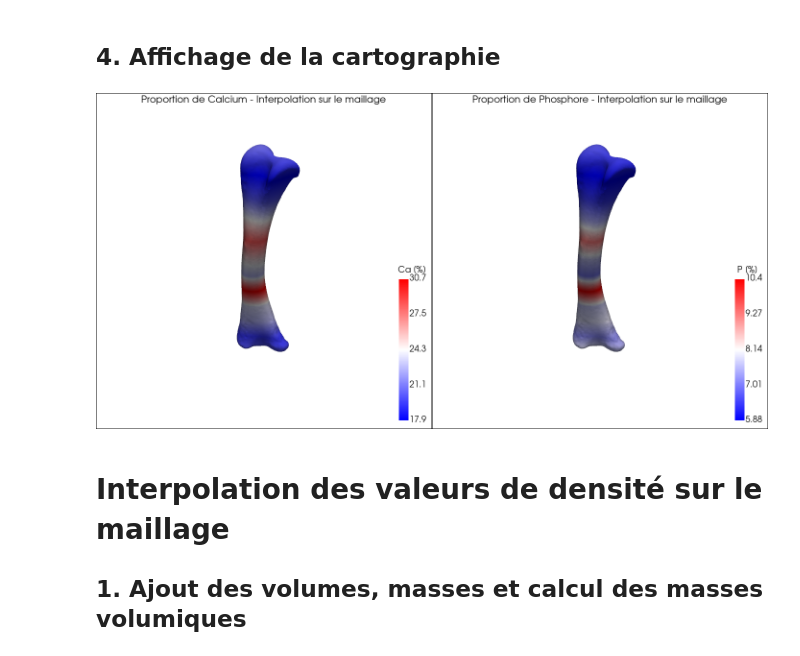
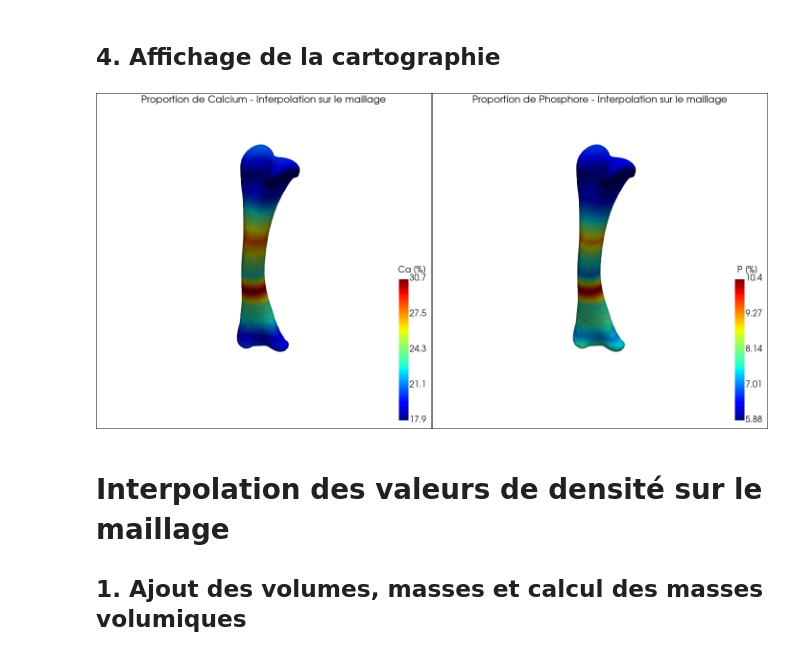
Before and after one commit to duclanruen/ArtoisProjects, a Jupyter notebook: chimie/Enzo/Enzo-Post-TT.ipynb, the cells around one changed output. Cells and saved outputs as stored; diff of their text form; code cells hidden in the pictures.

```diff
--- a/chimie/Enzo/Enzo-Post-TT.ipynb
+++ b/chimie/Enzo/Enzo-Post-TT.ipynb
@@ -398,7 +392,7 @@ p.subplot(0, 0)
 p.add_mesh(
     m1,
     scalars="Ca",
-    cmap="bwr",
+    cmap="jet",
     clim=[float(np.nanmin(Ca_vertices)), float(np.nanmax(Ca_vertices))],
     show_scalar_bar=True,
     scalar_bar_args={"title": "Ca [%]", "vertical":True},
@@ -411,35 +405,35 @@ p.camera.elevation = el.value
 p.camera.roll = rl.value
 p.camera.zoom(0.75)
 p.set_background("white")
 
 p.add_text(
     "Proportion de Calcium - Interpolation sur le maillage",
     position="upper_edge",
     font_size=8,
 )
 
 # -- Droite --
 p.subplot(0, 1)
 p.add_mesh(
     m2,
     scalars="P",
-    cmap="bwr",
+    cmap="jet",
     clim=[float(np.nanmin(P_vertices)), float(np.nanmax(P_vertices))],
     show_scalar_bar=True,
     scalar_bar_args={"title": "P [%]", "vertical":True},
 )
 
 p.add_text(
     "Proportion de Phosphore - Interpolation sur le maillage",
     position="upper_edge",
     font_size=8,
 )
 
 p.link_views()
 
 p.show()
 # %% [output]
-[figure, old version]
+[figure, new version]
 # %% [markdown]
 # Interpolation des valeurs de densité sur le maillage
 ## 1. Ajout des volumes, masses et calcul des masses volumiques
```
Also changed, not shown: parts of 11 cells of this notebook, 7 other files.
